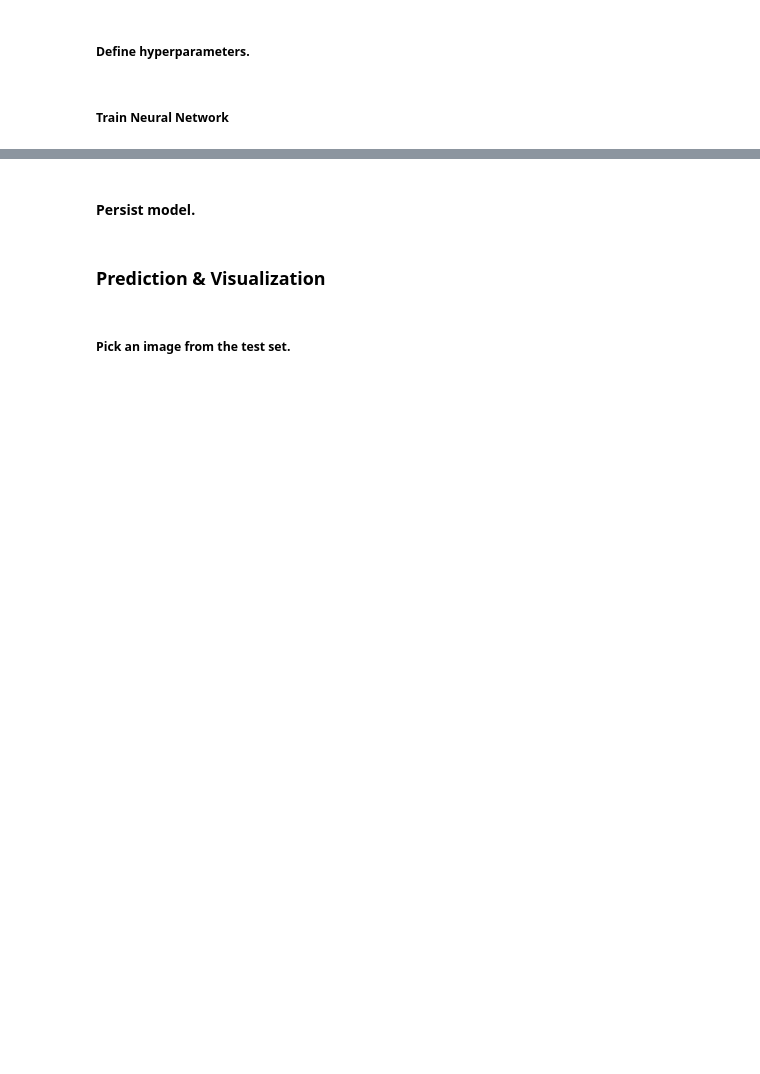
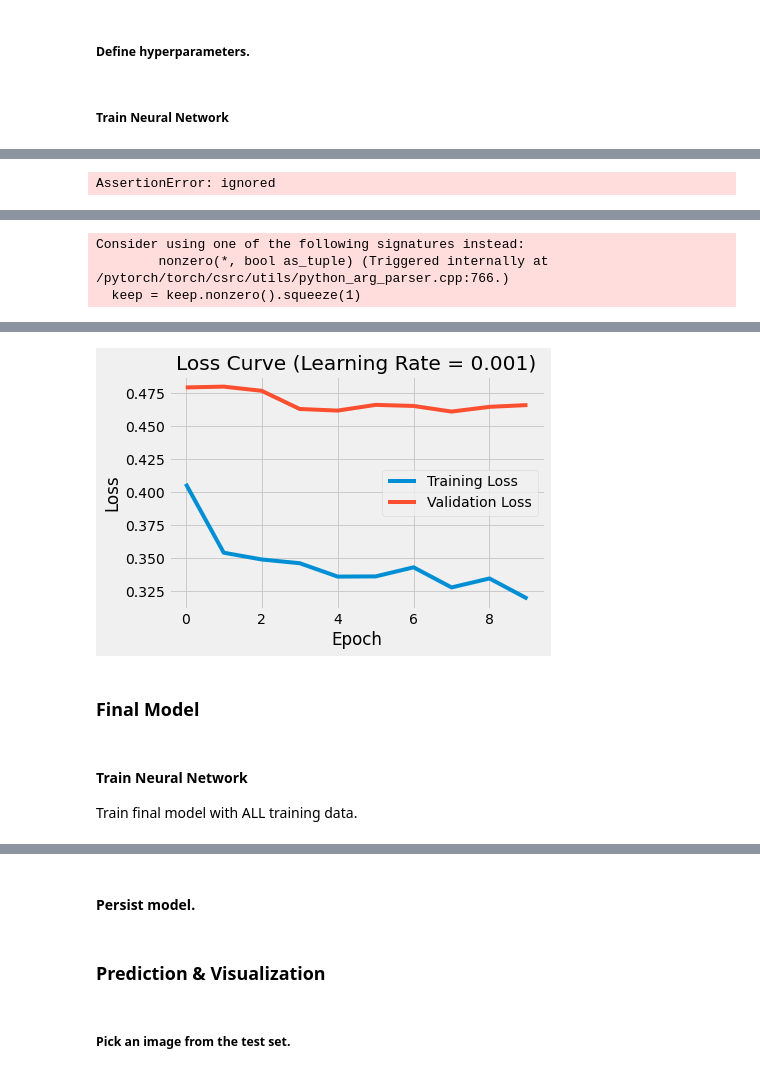
Before and after one commit to stephenjkaplan/snow-grooming-object-detection, a Jupyter notebook: Snow_Grooming_Object_Detection_with_PyTorch.ipynb, the cells around one changed output, grey strips where cells are left out. Drawn from its saved outputs; the diff is of its cells as text; code cells hidden in the pictures; blank space fills up the shorter version.

```diff
--- a/Snow_Grooming_Object_Detection_with_PyTorch.ipynb
+++ b/Snow_Grooming_Object_Detection_with_PyTorch.ipynb
@@ -108,5 +107,6 @@ dataset[40]
 # %%
-# use our dataset and defined transformations
-dataset_train = GoogleOpenImageDataset(root_dir, obj_class_labels, max_images_per_class=2000, train=True)
-dataset_val = GoogleOpenImageDataset(root_dir, obj_class_labels, max_images_per_class=2000)
-dataset_test = GoogleOpenImageDataset(root_dir, obj_class_labels, max_images_per_class=2000)
+# create 2 versions of the dataset. one used for training
+dataset_train = GoogleOpenImageDataset(root_dir, obj_class_labels, max_images_per_class=5000, train=True)
+dataset_train_val = GoogleOpenImageDataset(root_dir, obj_class_labels, max_images_per_class=5000, train=True)
+dataset_val = GoogleOpenImageDataset(root_dir, obj_class_labels, max_images_per_class=5000)
+dataset_test = GoogleOpenImageDataset(root_dir, obj_class_labels, max_images_per_class=5000)
@@ -124,16 +113,38 @@ splits = [train_size, val_size, test_size]
+# %%
+total_size = len(dataset_test)
+
+# for trainval/test split
+train_val_percent = 0.80
+test_percent = 0.20
+train_val_size = int(train_val_percent*total_size)
+test_size = total_size - train_val_size
+splits_1 = [train_val_size, test_size]
+
+# for train/val split
+train_percent = 0.80
+val_percent = 0.20
+train_size = int(train_percent*train_val_size)
+val_size = train_val_size - train_size
+splits_2 = [train_size, val_size]
 # %%
 # split the dataset in train, val and test set
 torch.manual_seed(1)
 indices = torch.randperm(total_size).tolist()
-train_idx, val_idx, test_idx = torch.utils.data.random_split(indices, splits)
+
+train_val_idx, test_idx = torch.utils.data.random_split(indices, splits_1)
+train_idx, val_idx = torch.utils.data.random_split(train_val_idx, splits_2)
 
 # make subsets based on train/val/test splits
+dataset_train_val = torch.utils.data.Subset(dataset_train_val, train_val_idx)
 dataset_train = torch.utils.data.Subset(dataset_train, train_idx)
 dataset_val = torch.utils.data.Subset(dataset_val, val_idx)
 dataset_test = torch.utils.data.Subset(dataset_test, test_idx)
 
-# TODO IMPORT UTILS USING STUFF IN OTHER NOTEBOOK, LOOKUP WHAT DATALOADER DOES
 # define training and validation data loaders
+data_loader_train_val = torch.utils.data.DataLoader(
+    dataset_train_val, batch_size=2, shuffle=True, num_workers=4,
+    collate_fn=utils.collate_fn)
+
 data_loader_train = torch.utils.data.DataLoader(
     dataset_train, batch_size=2, shuffle=True, num_workers=4,
     collate_fn=utils.collate_fn)
@@ -149,7 +160,7 @@ data_loader_test = torch.utils.data.DataLoader(
 ##### Define hyperparameters.
 # %%
 # optimizer
-learning_rate = 0.005
+learning_rate = 0.001
 momentum = 0.9
 weight_decay = 0.0005
 
@@ -158,7 +169,6 @@ step_size = 3   # learning rate will step every __ epochs
 gamma = 0.1    # learning rate will be multiplied by gamma every step
 
 num_epochs = 10
-
 trainable_layers = 3
 # %% [markdown]
 ##### Train Neural Network
@@ -232,0 +175,9 @@ Epoch: [0]  [1600/1920]  eta: 0:01:08  lr: 0.005000  loss: 0.2192 (0.4633)  loss
+# %%
+assert False
+# %% [output]
+AssertionError: ignored
+# %%
+train_model(obj_class_labels, trainable_layers, device, learning_rate, momentum,
+            weight_decay, step_size, gamma, num_epochs, data_loader_train,
+            data_loader_val=data_loader_val, score_val=True)
+# %% [output]
@@ -232,0 +185,3 @@ Epoch: [0]  [1600/1920]  eta: 0:01:08  lr: 0.005000  loss: 0.2192 (0.4633)  loss
+Consider using one of the following signatures instead:
+        nonzero(*, bool as_tuple) (Triggered internally at  /pytorch/torch/csrc/utils/python_arg_parser.cpp:766.)
+  keep = keep.nonzero().squeeze(1)
@@ -232,0 +205,6 @@ Epoch: [0]  [1600/1920]  eta: 0:01:08  lr: 0.005000  loss: 0.2192 (0.4633)  loss
+[figure, added]
+# %% [markdown]
+### Final Model
+# %% [markdown]
+#### Train Neural Network
+Train final model with ALL training data.
```
Also changed, not shown: parts of 27 cells of this notebook.
